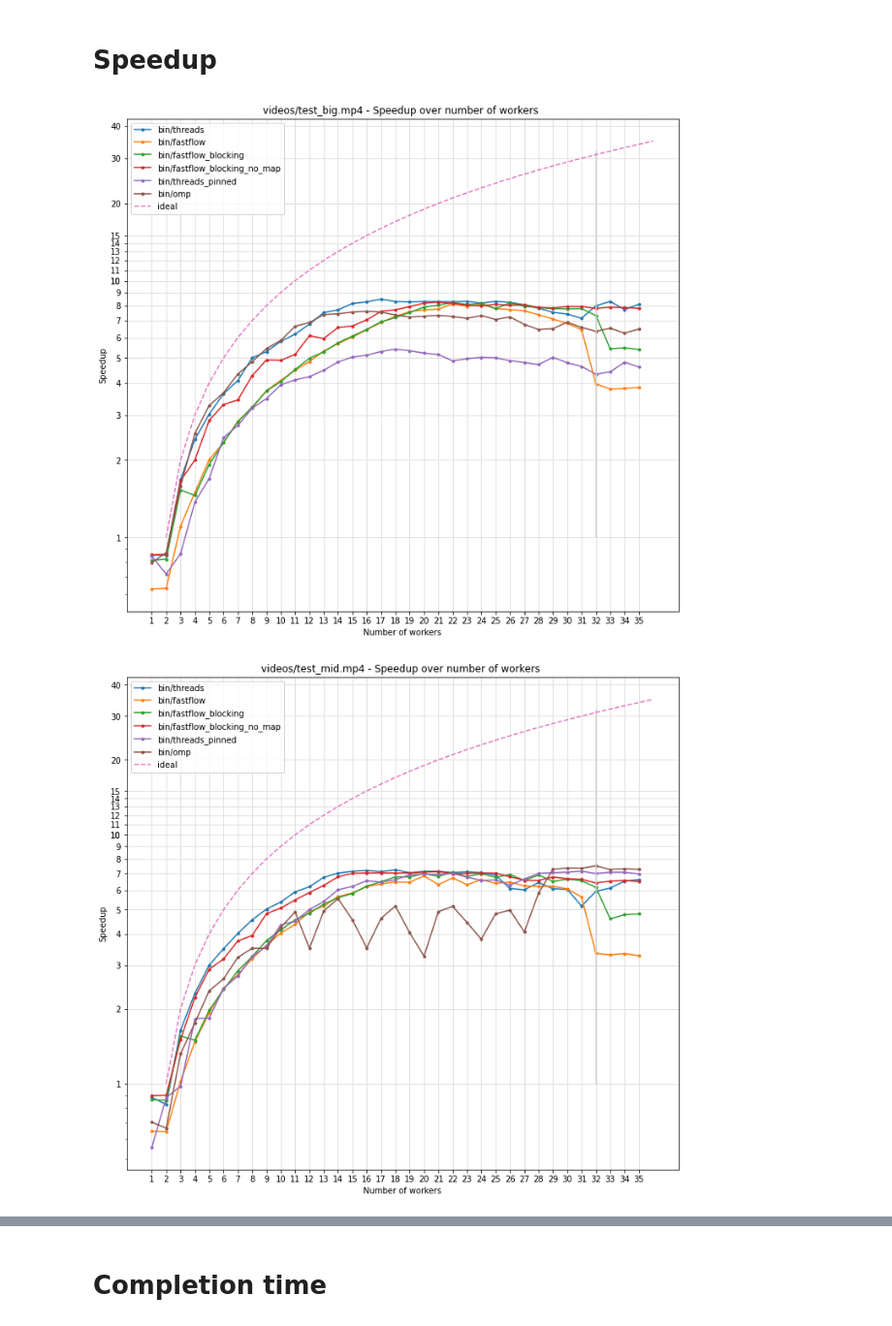
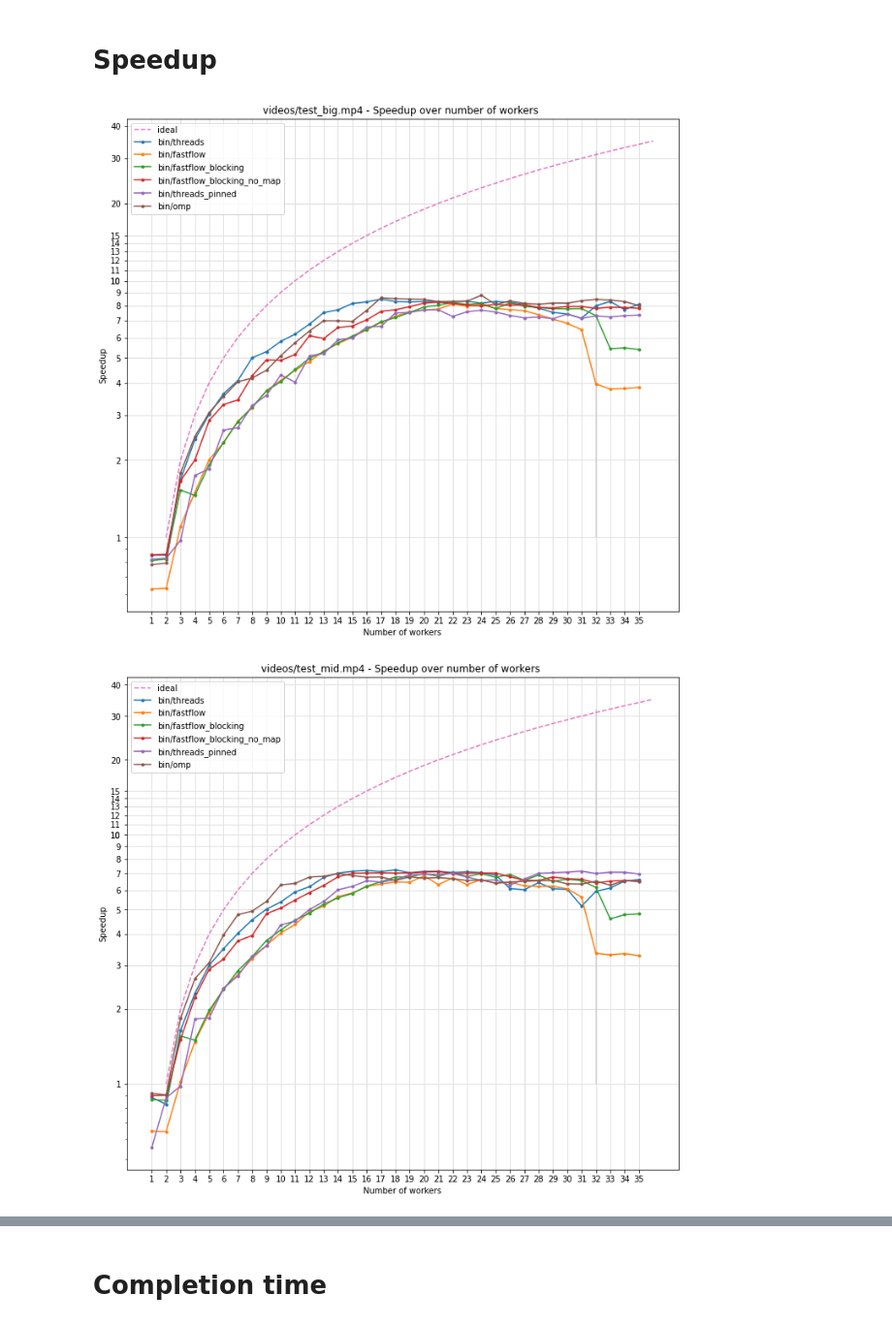
Before and after one commit to iwilare/video-motion-detection, a Jupyter notebook: plot/plot.ipynb, the cells around one changed output, grey strips where cells are left out. Shown: that part at 97% size. Drawn from its saved outputs; the diff is of its cells as text; code cells hidden in the pictures.

Commit message:
Plots

```diff
--- a/plot/plot.ipynb
+++ b/plot/plot.ipynb
@@ -6,9 +6,17 @@ import matplotlib.pyplot as plt
 import functools
 # %%
 csvs = ["threads","fastflow","fastflow_blocking","fastflow_blocking_no_map","threads_pinned","omp"]
-df = pd.concat([pd.read_csv(f"../data/{csv}.csv") for csv in csvs]).reset_index()
+#df = pd.concat([pd.read_csv(f"../data/{csv}A.csv") for csv in csvs]).reset_index()
 
-sequentials = pd.read_csv("../data/sequential.csv").reset_index()
+df = pd.concat([
+        pd.read_csv("../data/threadsA.csv"),
+        pd.read_csv("../data/fastflowA.csv"),
+        pd.read_csv("../data/fastflow_blockingA.csv"),
+        pd.read_csv("../data/fastflow_blocking_no_mapA.csv"),
+        pd.read_csv("../data/threads_pinnedA.csv"),
+        pd.read_csv("../data/omp4.csv")
+        ]).reset_index()
+sequentials = pd.read_csv("../data/sequentialA.csv").reset_index()
 # %%
 programs = df['name'].unique()
 all_n_workers = df['nworkers'].unique()
@@ -18,29 +26,32 @@ def crop_slash(e): return e.split('/')[1]
+# %%
+sequentials['read_time'] = [9289,2436,1104]
+sequentials['init_time'] = [173849,62852,35543]
+sequentials['total_time'] = [173849,62852,35543]
 # %% [markdown]
 # Speedup
 # %%
 for f in filenames:
     plt.gcf().set_size_inches(12, 11)
     seq_time = sequentials[sequentials['filename'] == f]['avg'].values[0]
     for p in programs:
-        x = df[(df['name'] == p) & (df['filename'] == f)]['nworkers']
         y = seq_time / df[(df['name'] == p) & (df['filename'] == f)]['avg']
-        plt.plot(x, y, label=p, marker='.')
+        plt.errorbar(all_n_workers, y, label=p, marker='.')
     plt.grid(color='#e0e0e0', linestyle='-', linewidth=1)
     plt.yscale('log')
     plt.yticks(list(range(0,16,1)) + list(range(10,100,10)))
     plt.gca().get_yaxis().set_major_formatter(mplt.ticker.ScalarFormatter())
     plt.gca().get_yaxis().get_major_formatter().labelOnlyBase = False
     plt.vlines(32, ymin=1, ymax=32, color='#d0d0d0', linestyle='-')
 
     plt.plot(all_n_workers+1, all_n_workers, '--', label='ideal')
     plt.xticks(all_n_workers)
 
     plt.legend()
     plt.ylabel("Speedup")
     plt.xlabel("Number of workers")
     plt.title(f"{f} - Speedup over number of workers ")
     plt.savefig(f'speedup_{crop_slash(f)}.svg')
     plt.show()
 # %% [output]
-[figure, old version]
+[figure, new version]
-[figure, old version]
+[figure, new version]
```
Also changed, not shown: parts of 4 cells of this notebook, 18 other files.
